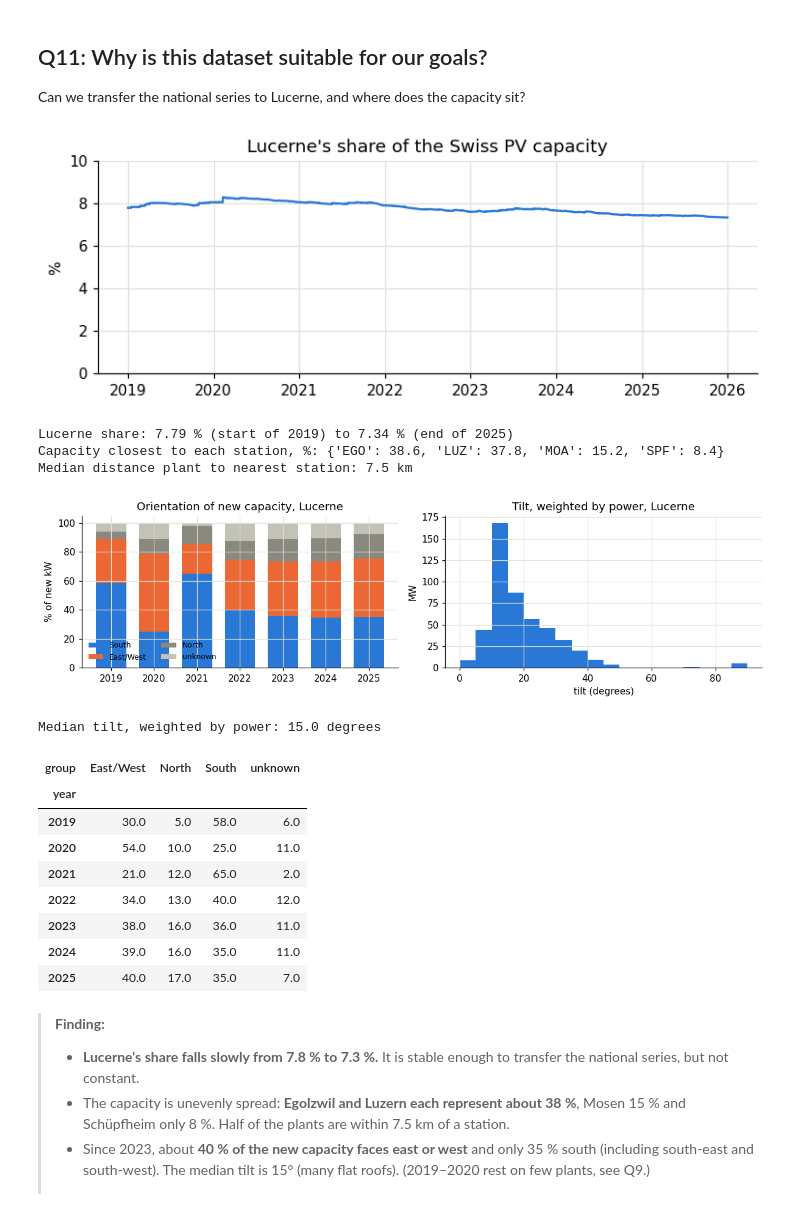
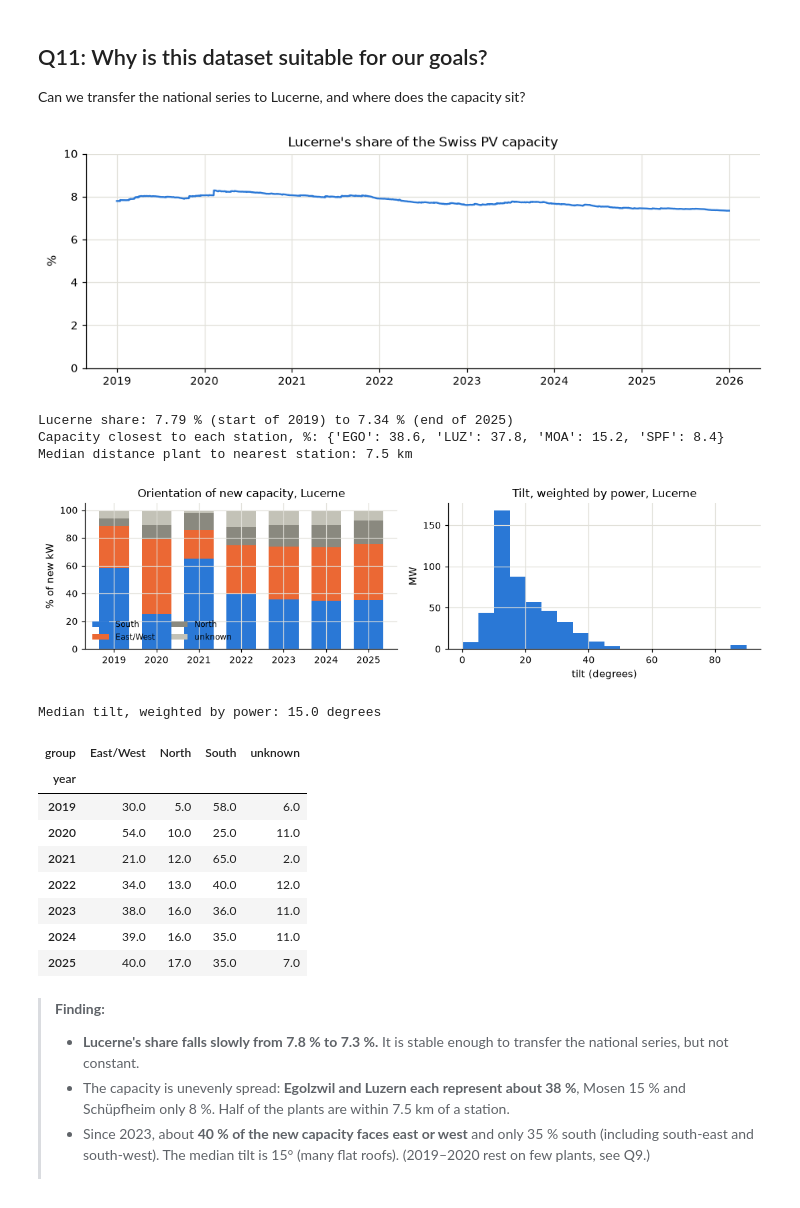
Before and after one commit to Elias-Schwegler/Flurin_Elias_hs26_project, a Jupyter notebook: notebooks/bfe_register/bfe_register_eda.ipynb, the cells around one changed output. Saved outputs shown, nothing was run; the diff lists cells and outputs as text; code cells hidden in the pictures.

```diff
--- a/notebooks/bfe_register/bfe_register_eda.ipynb
+++ b/notebooks/bfe_register/bfe_register_eda.ipynb
@@ -18,6 +18,7 @@ It follows the course EDA guide: *Step 1* validity (Q1–Q9), *Step 2* patterns
 *Prepared with AI assistance (Claude); findings to be questioned and checked by us.*
 # %%
 import json
+import sys
 from pathlib import Path
 
 import matplotlib.dates as mdates
@@ -25,20 +26,18 @@ import matplotlib.pyplot as plt
 import numpy as np
 import pandas as pd
 
+sys.path.insert(0, "../..")   # repo root, for src/
+from src.plot_style import BLUE, DARK_GREY, GREY, LIGHT_BLUE, ORANGE, save_figure   # one style for all notebooks
+
 DATA = Path("data")
 OUT = Path("../../data/processed")   # cleaned tables for the combined notebook
-FIG = Path("../../figures/eda")   # plots for the README, as required by the course guide
-FIG.mkdir(parents=True, exist_ok=True)
 TZ = "Etc/GMT-1"   # fixed CET = UTC+1, no clock changes (the minus sign is correct for this name)
 pd.set_option("display.max_columns", None)   # show all columns side by side
 pd.set_option("display.width", 200)
-plt.rcParams.update({"figure.dpi": 110, "axes.grid": True, "grid.color": "#e1e0d9",
-                     "axes.spines.top": False, "axes.spines.right": False})
-BLUE, ORANGE, GREY = "#2a78d6", "#eb6834", "#c3c2b7"
 
 
 def save(fig, name):
-    fig.savefig(FIG / f"bfe_register_{name}.png", dpi=160, bbox_inches="tight")
+    save_figure(fig, f"bfe_register_{name}", details=True)   # figures/eda/sources/
 # %% [markdown]
 # Step 1: Is the data valid?
 # %% [markdown]
@@ -371,7 +370,7 @@ Lucerne capacity end of 2022 / end of 2025: 326.0 / 634.0 MW
 Can we transfer the national series to Lucerne, and where does the capacity sit?
 # %%
 capacity["LU_share"] = capacity["LU_MW"] / capacity["CH_MW"]
-fig, ax = plt.subplots(figsize=(8, 2.6))
+fig, ax = plt.subplots(figsize=(10, 3.2))
 share = capacity.loc["2019":"2025", "LU_share"] * 100
 ax.plot(share.index, share.values, color=BLUE)
 ax.set_ylim(0, 10)
@@ -390,40 +389,40 @@ located = located.assign(station=distance.idxmin(axis=1), km=distance.min(axis=1
 weights = located.groupby("station")["TotalPower"].sum() / located["TotalPower"].sum()
 print("Capacity closest to each station, %:", weights.mul(100).round(1).to_dict())
 print(f"Median distance plant to nearest station: {located['km'].median():.1f} km")
 
 # Orientation: it changes the shape of the daily curve
 names = pd.read_csv(DATA / "OrientationCatalogue.csv", encoding="utf-8-sig").set_index("Catalogue_id")["en"]
 part = details[details["ElectricityProductionPlantR"].isin(lu["xtf_id"])].copy()
 part["group"] = part["Orientation"].map(names).replace({"Southeast": "South", "Southwest": "South", "East": "East/West", "West": "East/West",
                                                          "Northeast": "North", "Northwest": "North", "North": "North"}).fillna("unknown")
 part["year"] = pd.to_datetime(part["Date"], errors="coerce").dt.year
 mix = part[part["year"].between(2019, 2025)].pivot_table(index="year", columns="group", values="Power", aggfunc="sum")
 mix = mix.div(mix.sum(axis=1), axis=0) * 100
-fig, axes = plt.subplots(1, 2, figsize=(11, 3.2))
+fig, axes = plt.subplots(1, 2, figsize=(10, 2.9))
 bottom = np.zeros(len(mix))
-for group, colour in zip(["South", "East/West", "North", "Zenith", "unknown"], [BLUE, ORANGE, "#8a897f", "#7fb0e8", GREY]):
+for group, colour in zip(["South", "East/West", "North", "Zenith", "unknown"], [BLUE, ORANGE, DARK_GREY, LIGHT_BLUE, GREY]):
     if group in mix:
         axes[0].bar(mix.index, mix[group], bottom=bottom, color=colour, label=group, width=0.7)
         bottom += mix[group].values
 axes[0].set_title("Orientation of new capacity, Lucerne")
 axes[0].set_ylabel("% of new kW")
 axes[0].legend(frameon=False, ncol=2, fontsize=8)
 axes[1].hist(part["Inclination"], bins=range(0, 95, 5), weights=part["Power"] / 1000, color=BLUE)
 axes[1].set_title("Tilt, weighted by power, Lucerne")
 axes[1].set_xlabel("tilt (degrees)")
 axes[1].set_ylabel("MW")
 plt.tight_layout()
 save(fig, "orientation_tilt")
 plt.show()
 ordered = part.sort_values("Inclination")
 print("Median tilt, weighted by power:", ordered.loc[ordered["Power"].cumsum() >= ordered["Power"].sum() / 2, "Inclination"].iloc[0], "degrees")
 mix.round(0)
 # %% [output]
-[figure, old version]
+[figure, new version]
 Lucerne share: 7.79 % (start of 2019) to 7.34 % (end of 2025)
 Capacity closest to each station, %: {'EGO': 38.6, 'LUZ': 37.8, 'MOA': 15.2, 'SPF': 8.4}
 Median distance plant to nearest station: 7.5 km
-[figure, old version]
+[figure, new version]
 Median tilt, weighted by power: 15.0 degrees
 | group | East/West | North | South | unknown |
 | year |  |  |  |  |
```
Also changed, not shown: parts of 5 cells of this notebook, 51 other files.
